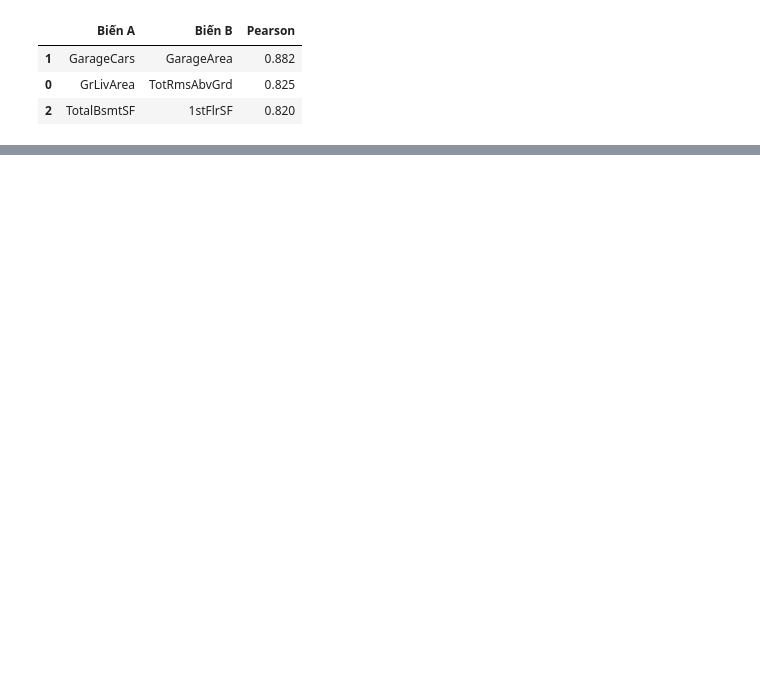
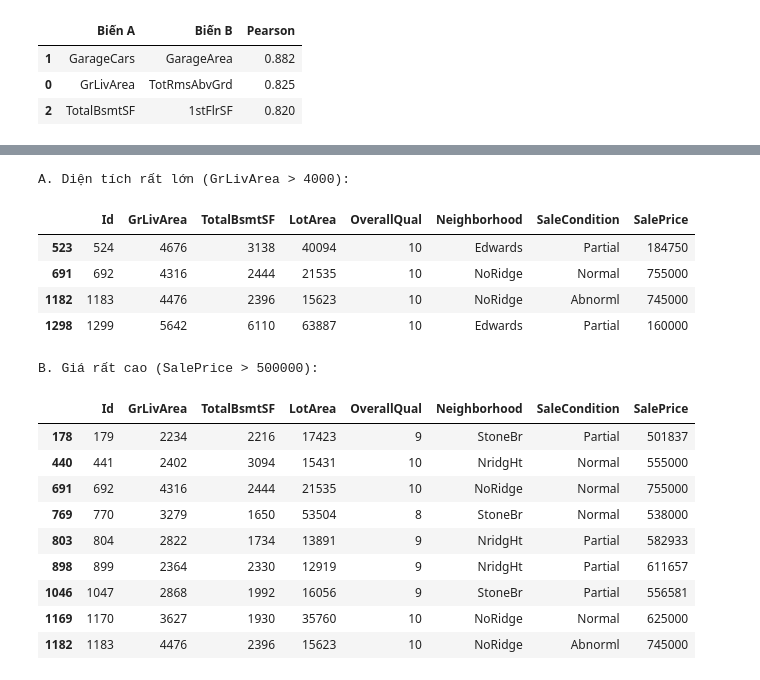
Before and after one commit to DangHau19/MLGroup, a Jupyter notebook: Tuan03/house-prices-2.ipynb, the cells around one changed output, grey strips where cells are left out. Saved outputs shown, nothing was run; the diff lists cells and outputs as text; code cells hidden in the pictures; blank space fills up the shorter version.

```diff
--- a/Tuan03/house-prices-2.ipynb
+++ b/Tuan03/house-prices-2.ipynb
@@ -490,0 +557,28 @@ pd.DataFrame(pairs, columns=['Biến A', 'Biến B', 'Pearson']).sort_values('Pe
+# %%
+# In ra danh sách các ngoại lệ
+detail_cols = ['Id', 'GrLivArea', 'TotalBsmtSF', 'LotArea', 'OverallQual',
+               'Neighborhood', 'SaleCondition', 'SalePrice']
+
+print("A. Diện tích rất lớn (GrLivArea > 4000):")
+display(df.loc[df['GrLivArea'] > 4000, detail_cols])
+
+print("B. Giá rất cao (SalePrice > 500000):")
+display(df.loc[df[target_col] > 500000, detail_cols])
+# %% [output]
+A. Diện tích rất lớn (GrLivArea > 4000):
+|  | Id | GrLivArea | TotalBsmtSF | LotArea | OverallQual | Neighborhood | SaleCondition | SalePrice |
+| 523 | 524 | 4676 | 3138 | 40094 | 10 | Edwards | Partial | 184750 |
+| 691 | 692 | 4316 | 2444 | 21535 | 10 | NoRidge | Normal | 755000 |
+| 1182 | 1183 | 4476 | 2396 | 15623 | 10 | NoRidge | Abnorml | 745000 |
+| 1298 | 1299 | 5642 | 6110 | 63887 | 10 | Edwards | Partial | 160000 |
+B. Giá rất cao (SalePrice > 500000):
+|  | Id | GrLivArea | TotalBsmtSF | LotArea | OverallQual | Neighborhood | SaleCondition | SalePrice |
+| 178 | 179 | 2234 | 2216 | 17423 | 9 | StoneBr | Partial | 501837 |
+| 440 | 441 | 2402 | 3094 | 15431 | 10 | NridgHt | Normal | 555000 |
+| 691 | 692 | 4316 | 2444 | 21535 | 10 | NoRidge | Normal | 755000 |
+| 769 | 770 | 3279 | 1650 | 53504 | 8 | StoneBr | Normal | 538000 |
+| 803 | 804 | 2822 | 1734 | 13891 | 9 | NridgHt | Partial | 582933 |
+| 898 | 899 | 2364 | 2330 | 12919 | 9 | NridgHt | Partial | 611657 |
+| 1046 | 1047 | 2868 | 1992 | 16056 | 9 | StoneBr | Partial | 556581 |
+| 1169 | 1170 | 3627 | 1930 | 35760 | 10 | NoRidge | Normal | 625000 |
+| 1182 | 1183 | 4476 | 2396 | 15623 | 10 | NoRidge | Abnorml | 745000 |
```
Also changed, not shown: parts of 14 cells of this notebook, 8 other files.
